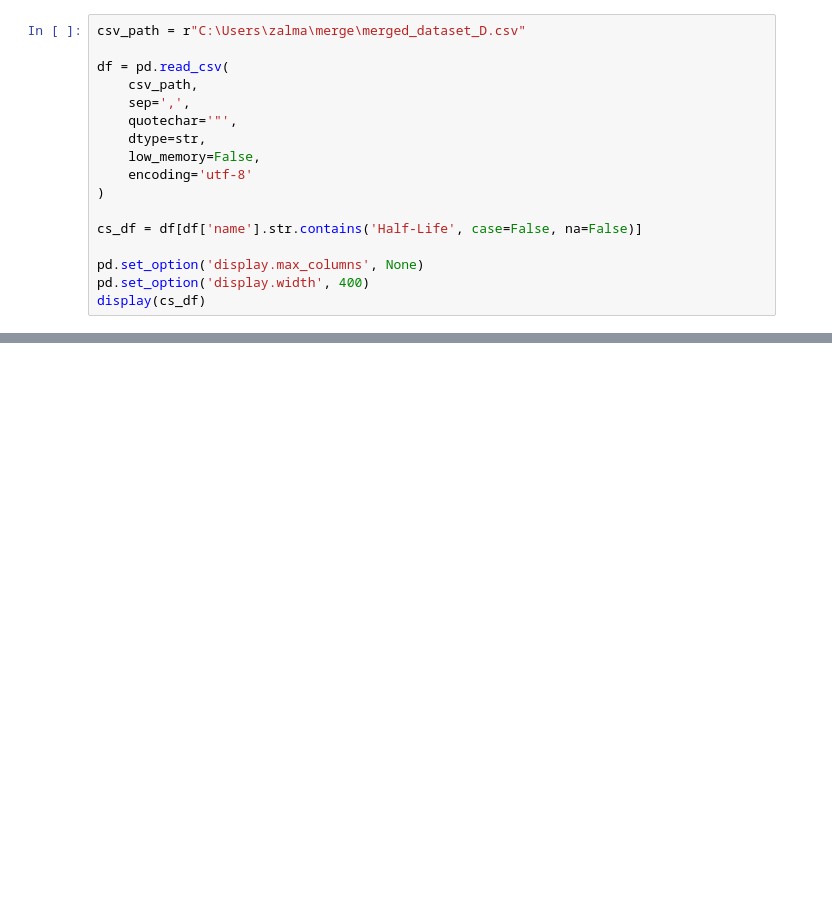
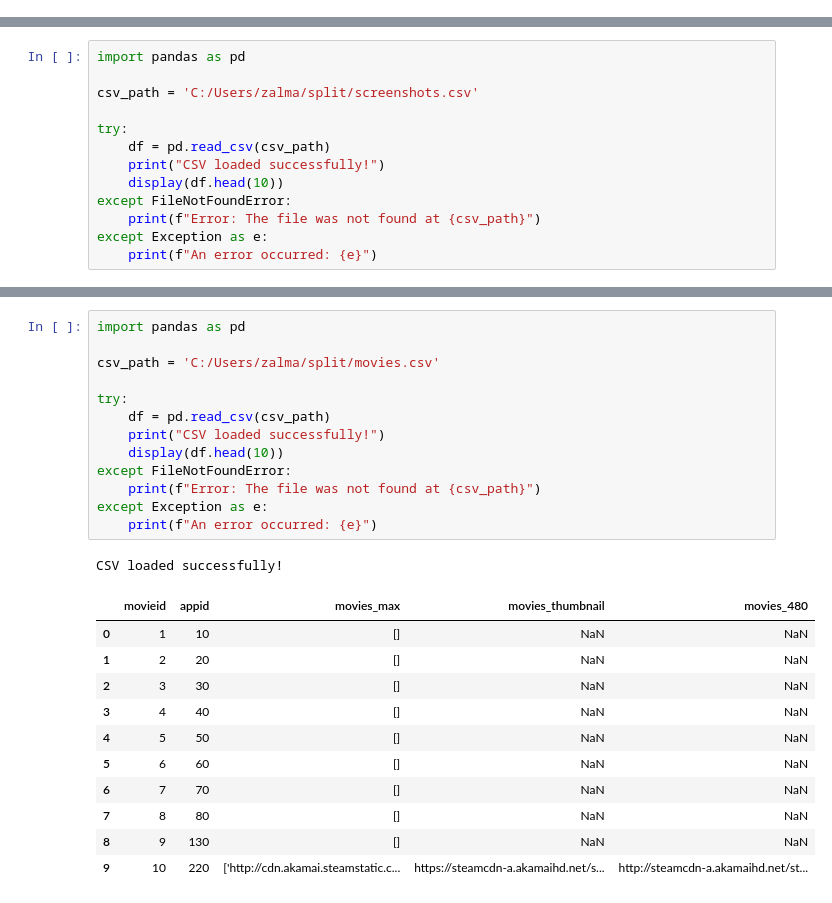
Before and after one commit to Ddavid111/videogame-data-analysis, a Jupyter notebook: notebooks/merge.ipynb, the cells around one changed output, grey strips where cells are left out. Cells and saved outputs as stored; diff of their text form; blank space fills up the shorter version.

```diff
--- a/notebooks/merge.ipynb
+++ b/notebooks/merge.ipynb
@@ -557,17 +1380,0 @@ display(cs_df)
-# %%
-csv_path = r"C:\Users\zalma\merge\merged_dataset_D.csv"
-
-df = pd.read_csv(
-    csv_path,
-    sep=',',
-    quotechar='"',
-    dtype=str,
-    low_memory=False,
-    encoding='utf-8'
-)
-
-cs_df = df[df['name'].str.contains('Half-Life', case=False, na=False)]
-
-pd.set_option('display.max_columns', None)
-pd.set_option('display.width', 400)
-display(cs_df)
@@ -588,0 +1381,13 @@ display(cs_df)
+# %%
+import pandas as pd
+
+csv_path = 'C:/Users/zalma/split/screenshots.csv'
+
+try:
+    df = pd.read_csv(csv_path)
+    print("CSV loaded successfully!")
+    display(df.head(10))
+except FileNotFoundError:
+    print(f"Error: The file was not found at {csv_path}")
+except Exception as e:
+    print(f"An error occurred: {e}")
@@ -588,0 +1407,26 @@ display(cs_df)
+# %%
+import pandas as pd
+
+csv_path = 'C:/Users/zalma/split/movies.csv'
+
+try:
+    df = pd.read_csv(csv_path)
+    print("CSV loaded successfully!")
+    display(df.head(10))
+except FileNotFoundError:
+    print(f"Error: The file was not found at {csv_path}")
+except Exception as e:
+    print(f"An error occurred: {e}")
+# %% [output]
+CSV loaded successfully!
+|  | movieid | appid | movies_max | movies_thumbnail | movies_480 |
+| 0 | 1 | 10 | [] | NaN | NaN |
+| 1 | 2 | 20 | [] | NaN | NaN |
+| 2 | 3 | 30 | [] | NaN | NaN |
+| 3 | 4 | 40 | [] | NaN | NaN |
+| 4 | 5 | 50 | [] | NaN | NaN |
+| 5 | 6 | 60 | [] | NaN | NaN |
+| 6 | 7 | 70 | [] | NaN | NaN |
+| 7 | 8 | 80 | [] | NaN | NaN |
+| 8 | 9 | 130 | [] | NaN | NaN |
+| 9 | 10 | 220 | ['http://cdn.akamai.steamstatic.c... | https://steamcdn-a.akamaihd.net/s... | http://steamcdn-a.akamaihd.net/st... |
```
Also changed, not shown: parts of 24 cells of this notebook.
